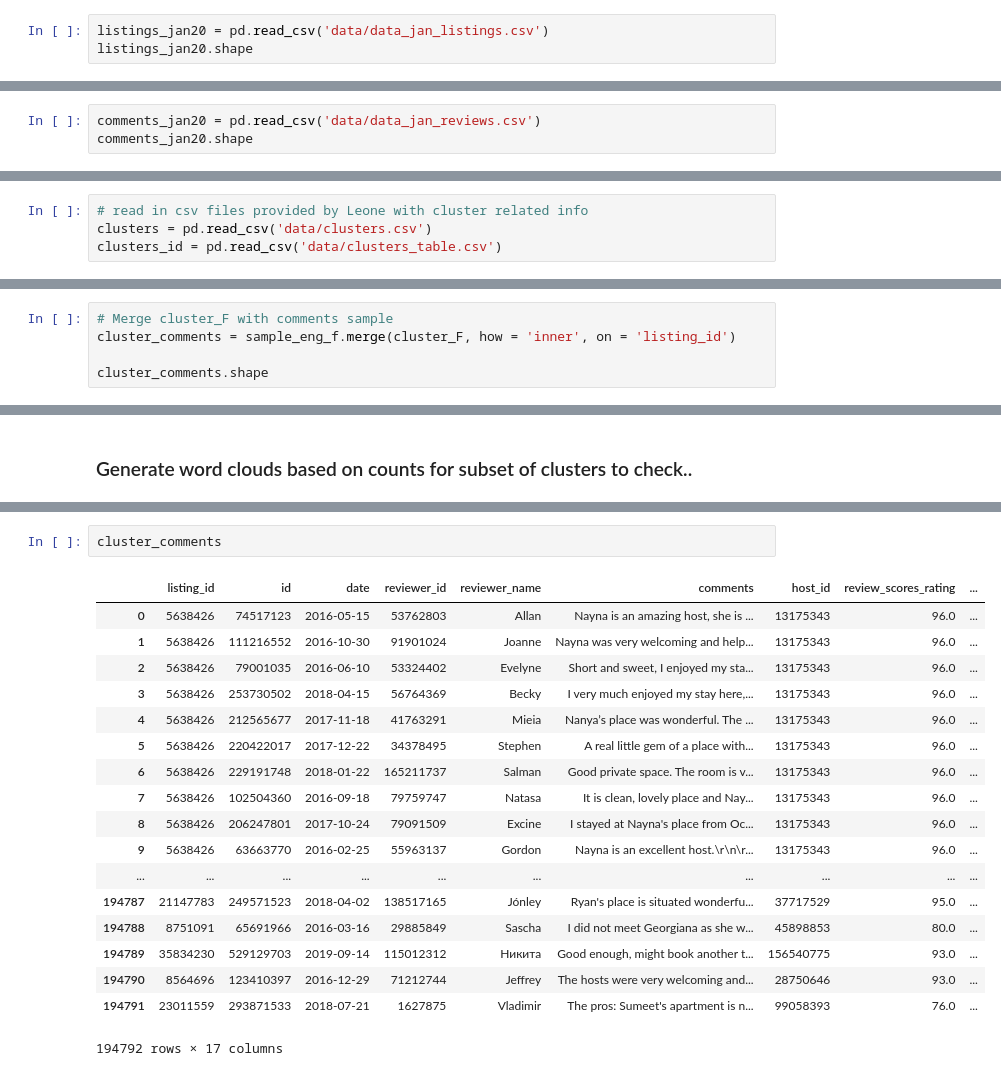
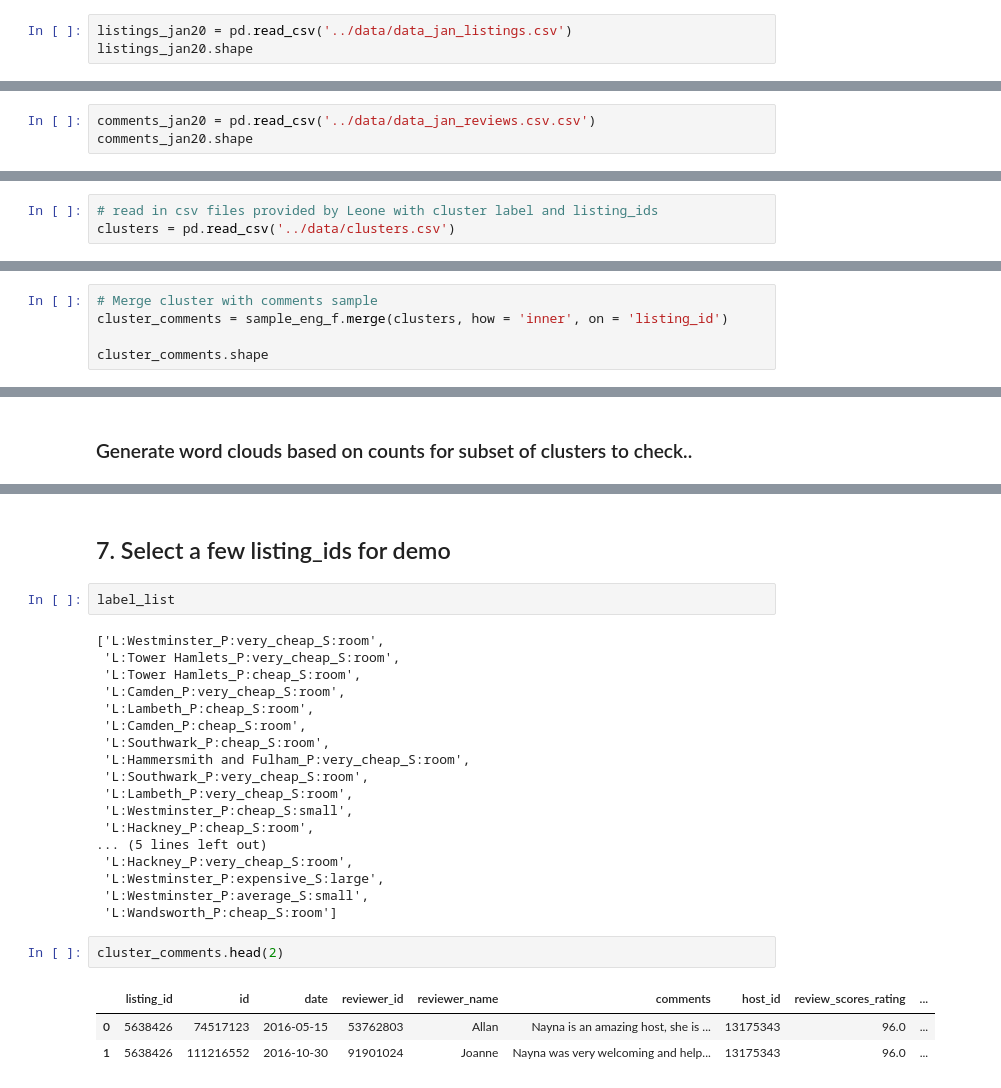
Before and after one commit to OrthoLoess/fivestar, a Jupyter notebook: notebooks/elsa_wordcloud.ipynb, the cells around one changed output, grey strips where cells are left out. Drawn from its saved outputs; the diff is of its cells as text.

```diff
--- a/notebooks/elsa_wordcloud.ipynb
+++ b/notebooks/elsa_wordcloud.ipynb
@@ -36,10 +48,10 @@ from langdetect import detect
 # %%
-listings_jan20 = pd.read_csv('data/data_jan_listings.csv')
+listings_jan20 = pd.read_csv('../data/data_jan_listings.csv')
 listings_jan20.shape
 # %% [output]
 (87235, 106)
 # %%
-comments_jan20 = pd.read_csv('data/data_jan_reviews.csv')
+comments_jan20 = pd.read_csv('../data/data_jan_reviews.csv.csv')
 comments_jan20.shape
 # %% [output]
 (1549791, 6)
@@ -802,9 +814,8 @@ sample_eng_f.shape, sample_eng_f.columns
         'clean_comments2', 'clean_comments3'],
        dtype='object'))
 # %%
-# read in csv files provided by Leone with cluster related info
-clusters = pd.read_csv('data/clusters.csv')
-clusters_id = pd.read_csv('data/clusters_table.csv')
+# read in csv files provided by Leone with cluster label and listing_ids
+clusters = pd.read_csv('../data/clusters.csv')
 # %%
 # Concatenate 3 fields to create cluster label
 clusters['cluster'] = "L:" + clusters['location'] + "_P:" + clusters['price-boroughwise'] + "_S:" + clusters['property_type']
@@ -832,6 +832,6 @@ cluster_F.shape, cluster_F.head(2)
 # %%
-# Merge cluster_F with comments sample
-cluster_comments = sample_eng_f.merge(cluster_F, how = 'inner', on = 'listing_id')
+# Merge cluster with comments sample
+cluster_comments = sample_eng_f.merge(clusters, how = 'inner', on = 'listing_id')
 
 cluster_comments.shape
 # %% [output]
@@ -1134,21 +1211,28 @@ full_dataframe.to_csv('word_counts.csv')
+# %% [markdown]
+## 7.  Select a few listing_ids for demo
+# %%
+label_list
+# %% [output]
+['L:Westminster_P:very_cheap_S:room',
+ 'L:Tower Hamlets_P:very_cheap_S:room',
+ 'L:Tower Hamlets_P:cheap_S:room',
+ 'L:Camden_P:very_cheap_S:room',
+ 'L:Lambeth_P:cheap_S:room',
+ 'L:Camden_P:cheap_S:room',
+ 'L:Southwark_P:cheap_S:room',
+ 'L:Hammersmith and Fulham_P:very_cheap_S:room',
+ 'L:Southwark_P:very_cheap_S:room',
+ 'L:Lambeth_P:very_cheap_S:room',
+ 'L:Westminster_P:cheap_S:small',
+ 'L:Hackney_P:cheap_S:room',
+... (5 lines left out)
+ 'L:Hackney_P:very_cheap_S:room',
+ 'L:Westminster_P:expensive_S:large',
+ 'L:Westminster_P:average_S:small',
+ 'L:Wandsworth_P:cheap_S:room']
 # %%
-cluster_comments
+cluster_comments.head(2)
 # %% [output]
 |  | listing_id | id | date | reviewer_id | reviewer_name | comments | host_id | review_scores_rating | ... |
 | 0 | 5638426 | 74517123 | 2016-05-15 | 53762803 | Allan | Nayna is an amazing host, she is ... | 13175343 | 96.0 | ... |
 | 1 | 5638426 | 111216552 | 2016-10-30 | 91901024 | Joanne | Nayna was very welcoming and help... | 13175343 | 96.0 | ... |
-| 2 | 5638426 | 79001035 | 2016-06-10 | 53324402 | Evelyne | Short and sweet, I enjoyed my sta... | 13175343 | 96.0 | ... |
-| 3 | 5638426 | 253730502 | 2018-04-15 | 56764369 | Becky | I very much enjoyed my stay here,... | 13175343 | 96.0 | ... |
-| 4 | 5638426 | 212565677 | 2017-11-18 | 41763291 | Mieia | Nanya’s place was wonderful. The ... | 13175343 | 96.0 | ... |
-| 5 | 5638426 | 220422017 | 2017-12-22 | 34378495 | Stephen | A real little gem of a place with... | 13175343 | 96.0 | ... |
-| 6 | 5638426 | 229191748 | 2018-01-22 | 165211737 | Salman | Good private space. The room is v... | 13175343 | 96.0 | ... |
-| 7 | 5638426 | 102504360 | 2016-09-18 | 79759747 | Natasa | It is clean, lovely place and Nay... | 13175343 | 96.0 | ... |
-| 8 | 5638426 | 206247801 | 2017-10-24 | 79091509 | Excine | I stayed at Nayna's place from Oc... | 13175343 | 96.0 | ... |
-| 9 | 5638426 | 63663770 | 2016-02-25 | 55963137 | Gordon | Nayna is an excellent host.\r\n\r... | 13175343 | 96.0 | ... |
-| ... | ... | ... | ... | ... | ... | ... | ... | ... | ... |
-| 194787 | 21147783 | 249571523 | 2018-04-02 | 138517165 | Jónley | Ryan's place is situated wonderfu... | 37717529 | 95.0 | ... |
-| 194788 | 8751091 | 65691966 | 2016-03-16 | 29885849 | Sascha | I did not meet Georgiana as she w... | 45898853 | 80.0 | ... |
-| 194789 | 35834230 | 529129703 | 2019-09-14 | 115012312 | Никита | Good enough, might book another t... | 156540775 | 93.0 | ... |
-| 194790 | 8564696 | 123410397 | 2016-12-29 | 71212744 | Jeffrey | The hosts were very welcoming and... | 28750646 | 93.0 | ... |
-| 194791 | 23011559 | 293871533 | 2018-07-21 | 1627875 | Vladimir | The pros: Sumeet's apartment is n... | 99058393 | 76.0 | ... |
-194792 rows × 17 columns
```
Also changed, not shown: parts of 57 cells of this notebook.
